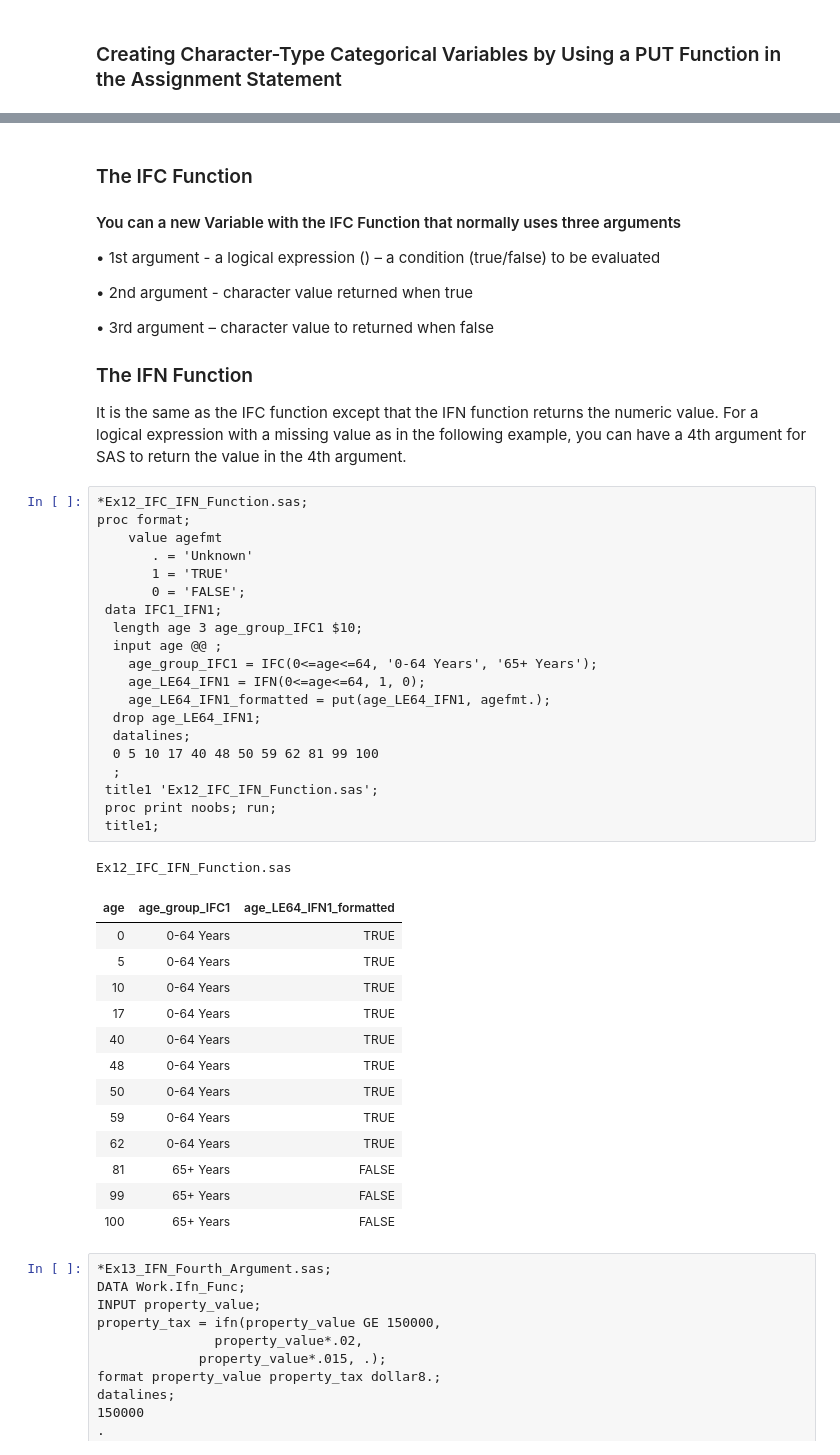
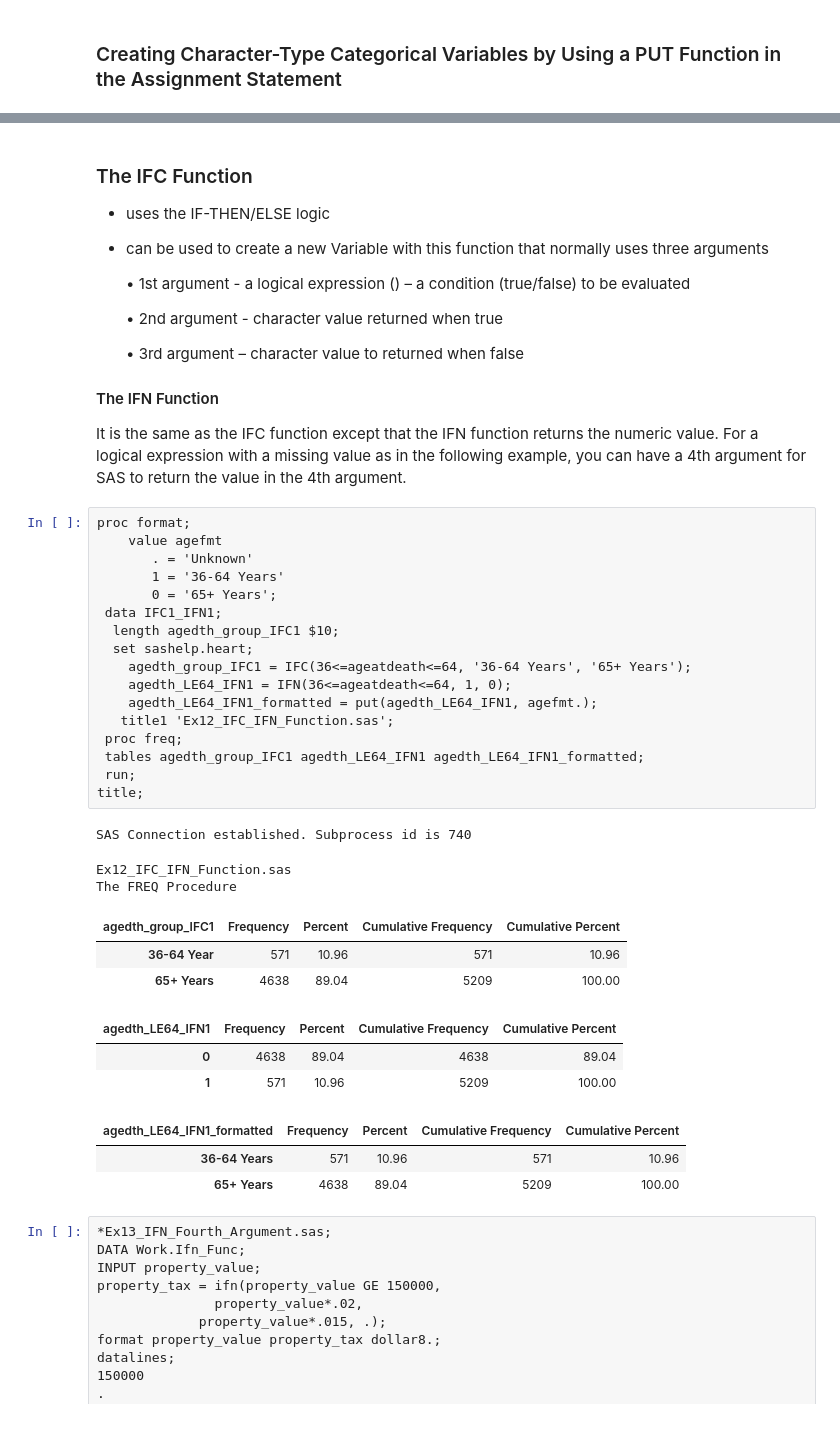
Before and after one commit to ProcJimi/curriculum, a Jupyter notebook: Week3/Week3_Part2.ipynb, the cells around one changed output, grey strips where cells are left out. Saved outputs shown, nothing was run; the diff lists cells and outputs as text; blank space fills up the shorter version.

```diff
--- a/Week3/Week3_Part2.ipynb
+++ b/Week3/Week3_Part2.ipynb
@@ -155,52 +140,47 @@ The CONTENTS Procedure
 # %% [markdown]
 ### The IFC Function
+* uses the IF-THEN/ELSE logic
 
-#### You can a new Variable with the IFC Function that normally uses three arguments
+* can be used to create a new Variable with this function that normally uses three arguments
 
-• 1st argument - a logical expression () – a condition (true/false) to be evaluated
+    • 1st argument - a logical expression () – a condition (true/false) to be evaluated
 
-• 2nd argument - character value returned when true
+    • 2nd argument - character value returned when true
 
-• 3rd argument – character value to returned when false
-
-### The IFN Function
+    • 3rd argument – character value to returned when false
+#### The IFN Function
 
 It is the same as the IFC function except that the IFN function returns the numeric value. For a logical expression with a missing value as in the following example, you can have a 4th argument for SAS to return the value in the 4th argument.
 # %%
-*Ex12_IFC_IFN_Function.sas;
 proc format;
     value agefmt
        . = 'Unknown'
-       1 = 'TRUE'
-       0 = 'FALSE';
+       1 = '36-64 Years'
+       0 = '65+ Years';
  data IFC1_IFN1;
-  length age 3 age_group_IFC1 $10;
-  input age @@ ;
-    age_group_IFC1 = IFC(0<=age<=64, '0-64 Years', '65+ Years');
-    age_LE64_IFN1 = IFN(0<=age<=64, 1, 0);
-    age_LE64_IFN1_formatted = put(age_LE64_IFN1, agefmt.);
-  drop age_LE64_IFN1;
-  datalines;
-  0 5 10 17 40 48 50 59 62 81 99 100
-  ;
- title1 'Ex12_IFC_IFN_Function.sas';
- proc print noobs; run;
- title1;
+  length agedth_group_IFC1 $10;
+  set sashelp.heart;
+    agedth_group_IFC1 = IFC(36<=ageatdeath<=64, '36-64 Years', '65+ Years');
+    agedth_LE64_IFN1 = IFN(36<=ageatdeath<=64, 1, 0);
+    agedth_LE64_IFN1_formatted = put(agedth_LE64_IFN1, agefmt.);
+   title1 'Ex12_IFC_IFN_Function.sas';
+ proc freq;
+ tables agedth_group_IFC1 agedth_LE64_IFN1 agedth_LE64_IFN1_formatted;
+ run;
+title;
 # %% [output]
-Ex12_IFC_IFN_Function.sas
+SAS Connection established. Subprocess id is 740
+Ex12_IFC_IFN_Function.sas
+The FREQ Procedure
-| age | age_group_IFC1 | age_LE64_IFN1_formatted |
-| 0 | 0-64 Years | TRUE |
-| 5 | 0-64 Years | TRUE |
-| 10 | 0-64 Years | TRUE |
-| 17 | 0-64 Years | TRUE |
-| 40 | 0-64 Years | TRUE |
-| 48 | 0-64 Years | TRUE |
-| 50 | 0-64 Years | TRUE |
-| 59 | 0-64 Years | TRUE |
-| 62 | 0-64 Years | TRUE |
-| 81 | 65+ Years | FALSE |
-| 99 | 65+ Years | FALSE |
-| 100 | 65+ Years | FALSE |
+| agedth_group_IFC1 | Frequency | Percent | Cumulative Frequency | Cumulative Percent |
+| 36-64 Year | 571 | 10.96 | 571 | 10.96 |
+| 65+ Years | 4638 | 89.04 | 5209 | 100.00 |
+| agedth_LE64_IFN1 | Frequency | Percent | Cumulative Frequency | Cumulative Percent |
+| 0 | 4638 | 89.04 | 4638 | 89.04 |
+| 1 | 571 | 10.96 | 5209 | 100.00 |
+| agedth_LE64_IFN1_formatted | Frequency | Percent | Cumulative Frequency | Cumulative Percent |
+| 36-64 Years | 571 | 10.96 | 571 | 10.96 |
+| 65+ Years | 4638 | 89.04 | 5209 | 100.00 |
 # %%
 *Ex13_IFN_Fourth_Argument.sas;
 DATA Work.Ifn_Func;
```
Also changed, not shown: parts of 26 cells of this notebook, 6 other files.
